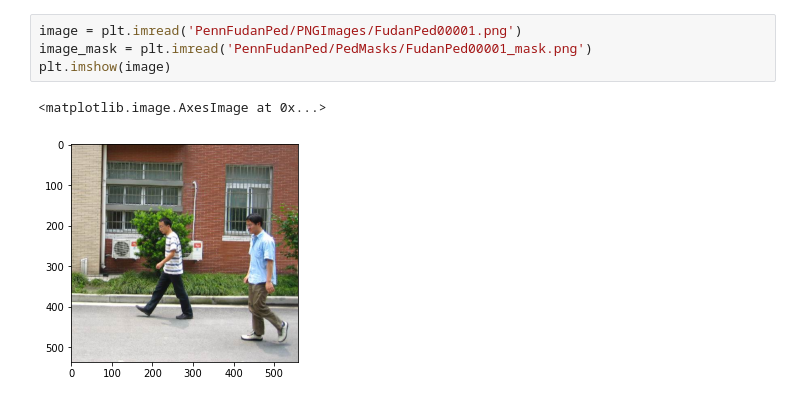
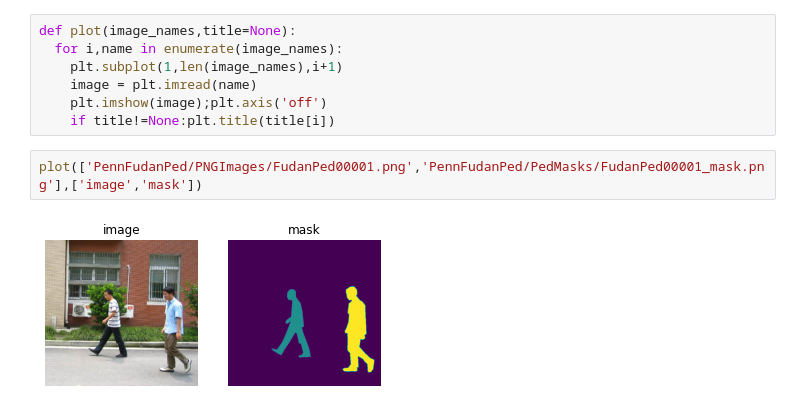
Before and after one commit to apthagowda97/computer_vision_poc, a Jupyter notebook: mask_rcnn/mask_rcnn.ipynb, the cells around one changed output. Drawn from its saved outputs; the diff is of its cells as text.

```diff
--- a/mask_rcnn/mask_rcnn.ipynb
+++ b/mask_rcnn/mask_rcnn.ipynb
@@ -29,7 +38,11 @@ import matplotlib.pyplot as plt
+# %%
+def plot(image_names,title=None):
+  for i,name in enumerate(image_names):
+    plt.subplot(1,len(image_names),i+1)
+    image = plt.imread(name)
+    plt.imshow(image);plt.axis('off')
+    if title!=None:plt.title(title[i])
 # %%
-image = plt.imread('PennFudanPed/PNGImages/FudanPed00001.png')
-image_mask = plt.imread('PennFudanPed/PedMasks/FudanPed00001_mask.png')
-plt.imshow(image)
+plot(['PennFudanPed/PNGImages/FudanPed00001.png','PennFudanPed/PedMasks/FudanPed00001_mask.png'],['image','mask'])
 # %% [output]
-<matplotlib.image.AxesImage at 0x...>
-[figure, old version]
+[figure, new version]
```
Also changed, not shown: parts of 9 cells of this notebook.
